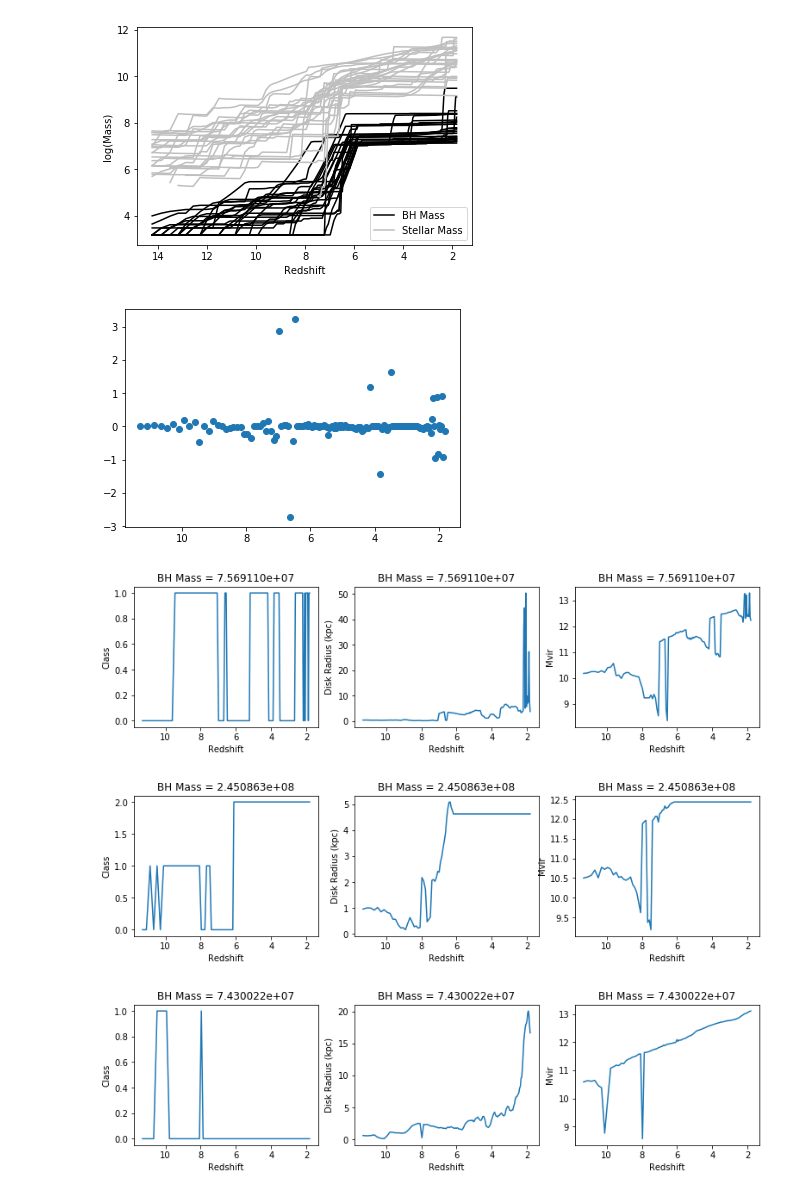
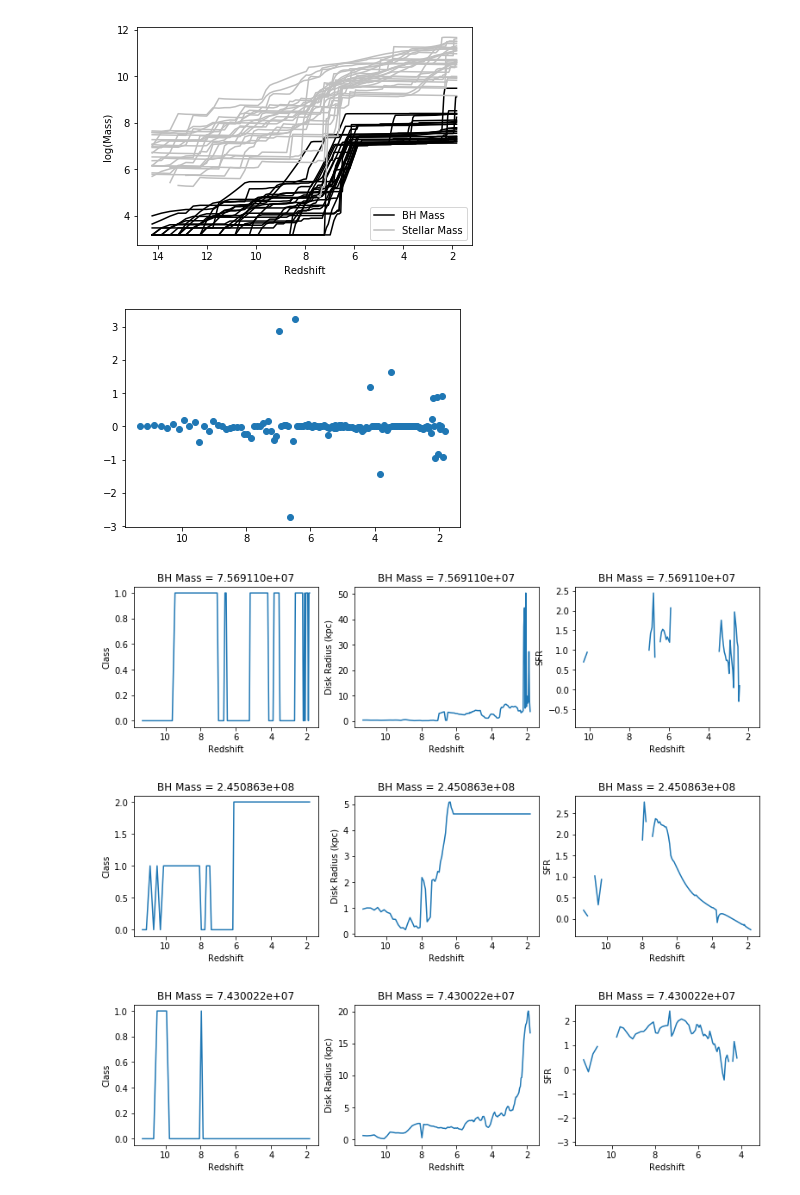
Before and after one commit to madelinemarshall/MeraxesCodes, a Jupyter notebook: AllMassiveBHEvolution_NewTrees.ipynb, the cells around one changed output. Cells and saved outputs as stored; diff of their text form; code cells hidden in the pictures.

```diff
--- a/AllMassiveBHEvolution_NewTrees.ipynb
+++ b/AllMassiveBHEvolution_NewTrees.ipynb
@@ -11,9 +11,8 @@ ID=[60017384810,70016445421,80017150370,80017459020,90016714673,90017453139,1000
    110015262048,120016389789,130015970208,130016032378,130016214114,130017385486,140016332291,140016389131,
     150015393981,150016663529,160015525754,170015845148,190016663339,190017367786,200017221493,230015526011,
    260015907765,310017213793]
-print(ID)
 #Load redshift info
-fname='/Users/Maddie/GoogleDrive/PhD/Simulations/90016870715/a_list.txt'
+fname='/Users/Maddie/GoogleDrive/PhD/Simulations/a_list.txt'
 scalefactor=np.fromfile(fname,dtype=float,count=-1,sep="\n")
 redshift=1/scalefactor-1
 #Set up data structure to hold galaxy info
@@ -99,10 +98,10 @@ for i in range(0,len(ID)):
     ax2.set_ylabel('Disk Radius (kpc)')
     ax2.set_title('BH Mass = %e' % MBH)
 
-    ax3.plot(redshift[30:],np.log10(BHproperties[-7,i,30:]*1e10))#BHproperties[8,i,30:])
+    ax3.plot(redshift[30:],np.log10(BHproperties[8,i,30:]))#BHproperties[6,i,30:]*1e10))
     ax3.set_xlabel('Redshift')
     ax3.invert_xaxis()
-    ax3.set_ylabel('Mvir')#SFR')
+    ax3.set_ylabel('SFR')#SFR')
     ax3.set_title('BH Mass = %e' % MBH)
     #ax3.set_xlim(ax4.get_xlim()[::-1])
 
@@ -143,6 +141,6 @@ for i in range(0,len(ID)):
 [figure]
 [figure]
 [figure]
-[figure, old version]
+[figure, new version]
-[figure, old version]
+[figure, new version]
-[figure, old version]
+[figure, new version]
```
Also changed, not shown: parts of 1 cell of this notebook, 2 other files.
